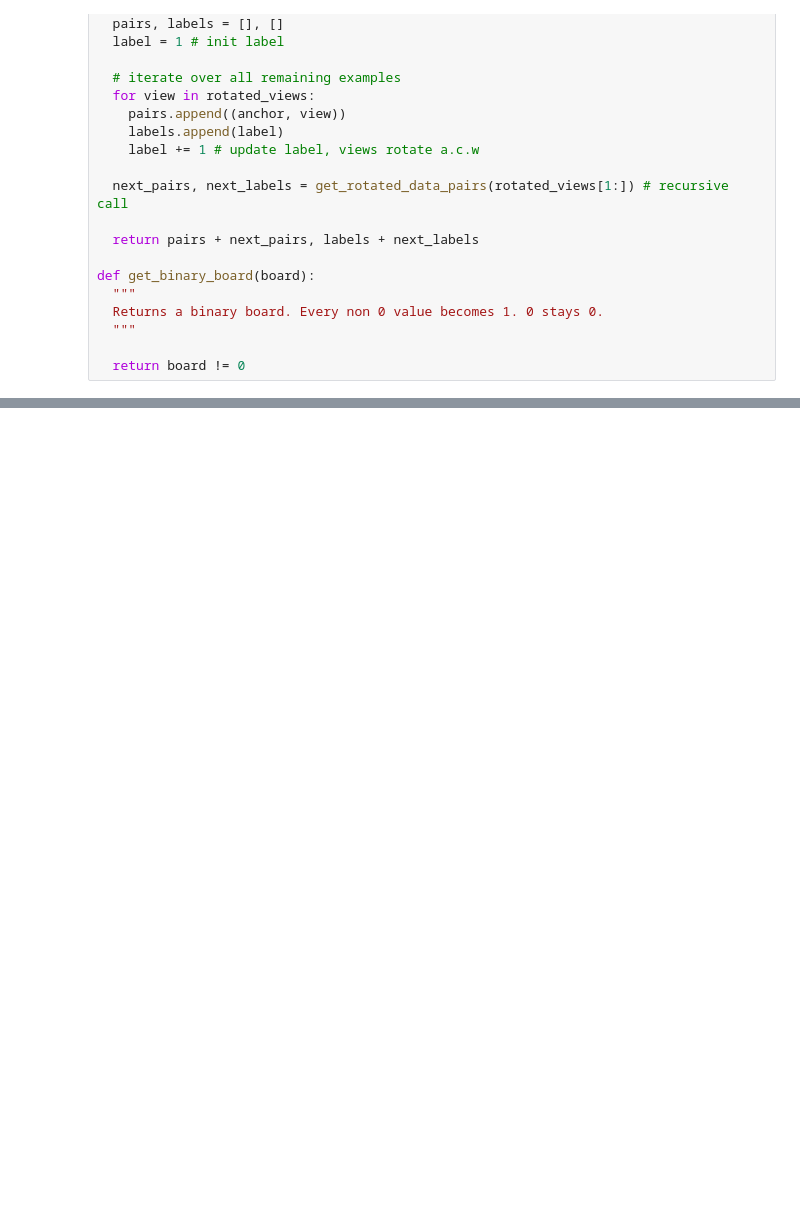
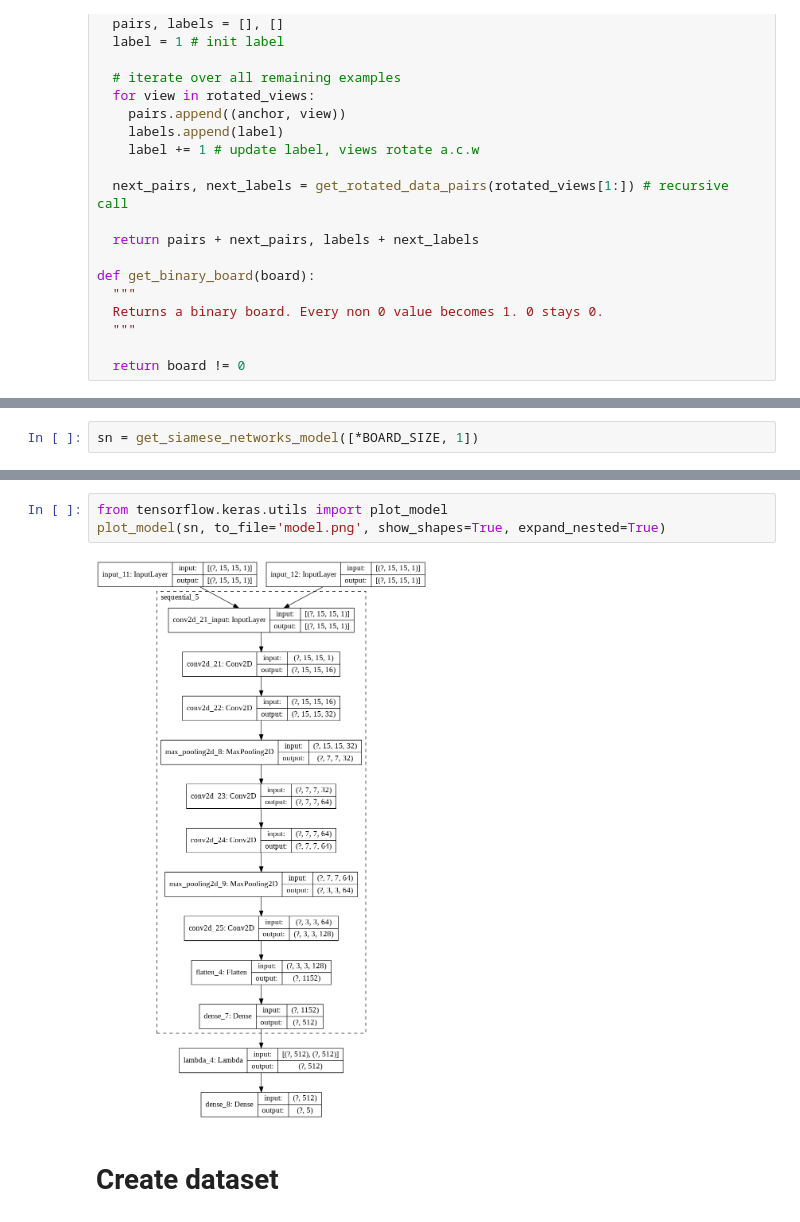
Before and after one commit to omerhac/arc_challenge, a Jupyter notebook: arc.ipynb, the cells around one changed output, grey strips where cells are left out. Cells and saved outputs as stored; diff of their text form; blank space fills up the shorter version.

```diff
--- a/arc.ipynb
+++ b/arc.ipynb
@@ -339,0 +411,2 @@ def get_binary_board(board):
+# %%
+sn = get_siamese_networks_model([*BOARD_SIZE, 1])
@@ -339,0 +436,7 @@ def get_binary_board(board):
+# %%
+from tensorflow.keras.utils import plot_model
+plot_model(sn, to_file='model.png', show_shapes=True, expand_nested=True)
+# %% [output]
+[figure, added]
+# %% [markdown]
+# Create dataset
```
Also changed, not shown: parts of 8 cells of this notebook.
